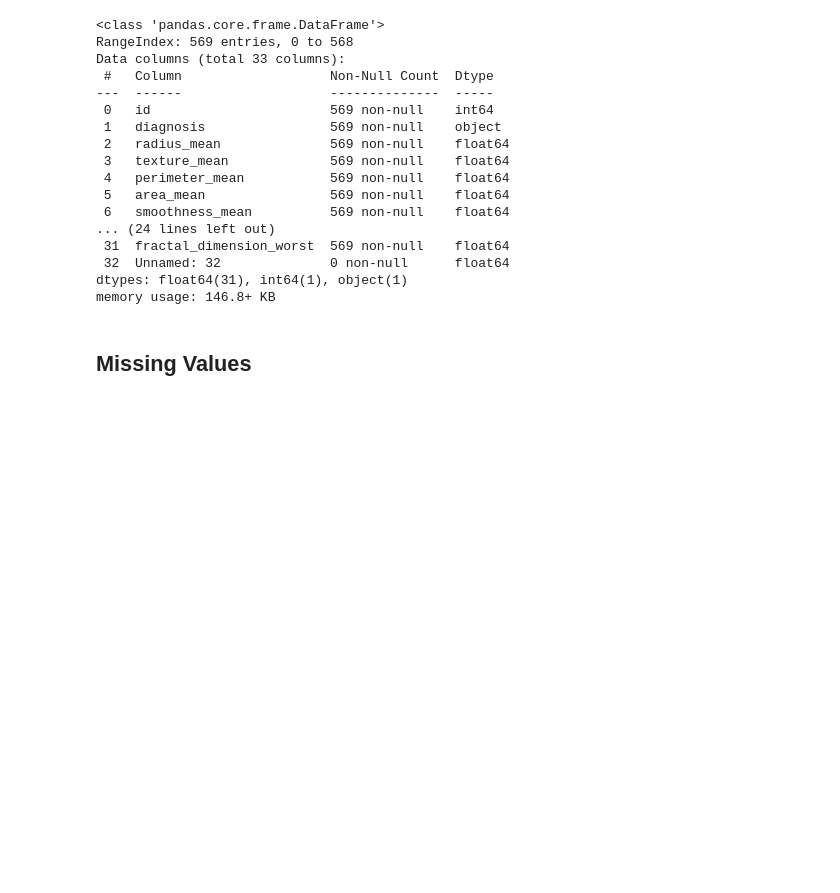
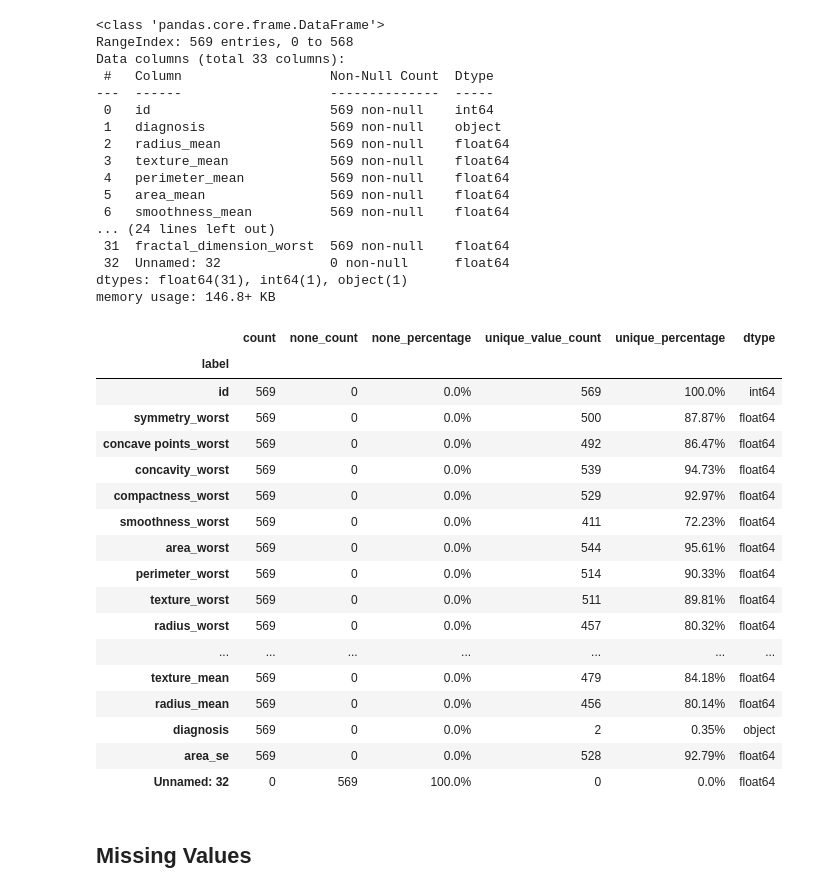
Before and after one commit to 10-Academy-quad-squad/casual-graph, a Jupyter notebook: notebooks/1. EDA.ipynb, the cells around one changed output. Cells and saved outputs as stored; diff of their text form; code cells hidden in the pictures; blank space fills up the shorter version.

```diff
--- a/notebooks/1. EDA.ipynb
+++ b/notebooks/1. EDA.ipynb
@@ -101,6 +101,28 @@ Data columns (total 33 columns):
  32  Unnamed: 32              0 non-null      float64
 dtypes: float64(31), int64(1), object(1)
 memory usage: 146.8+ KB
+# %%
+df_overview = DfOverview(df)
+df_overview.getOverview()
+# %% [output]
+|  | count | none_count | none_percentage | unique_value_count | unique_percentage | dtype |
+| label |  |  |  |  |  |  |
+| id | 569 | 0 | 0.0% | 569 | 100.0% | int64 |
+| symmetry_worst | 569 | 0 | 0.0% | 500 | 87.87% | float64 |
+| concave points_worst | 569 | 0 | 0.0% | 492 | 86.47% | float64 |
+| concavity_worst | 569 | 0 | 0.0% | 539 | 94.73% | float64 |
+| compactness_worst | 569 | 0 | 0.0% | 529 | 92.97% | float64 |
+| smoothness_worst | 569 | 0 | 0.0% | 411 | 72.23% | float64 |
+| area_worst | 569 | 0 | 0.0% | 544 | 95.61% | float64 |
+| perimeter_worst | 569 | 0 | 0.0% | 514 | 90.33% | float64 |
+| texture_worst | 569 | 0 | 0.0% | 511 | 89.81% | float64 |
+| radius_worst | 569 | 0 | 0.0% | 457 | 80.32% | float64 |
+| ... | ... | ... | ... | ... | ... | ... |
+| texture_mean | 569 | 0 | 0.0% | 479 | 84.18% | float64 |
+| radius_mean | 569 | 0 | 0.0% | 456 | 80.14% | float64 |
+| diagnosis | 569 | 0 | 0.0% | 2 | 0.35% | object |
+| area_se | 569 | 0 | 0.0% | 528 | 92.79% | float64 |
+| Unnamed: 32 | 0 | 569 | 100.0% | 0 | 0.0% | float64 |
 # %% [markdown]
 ## Missing Values
 # %%
```
Also changed, not shown: parts of 10 cells of this notebook.
